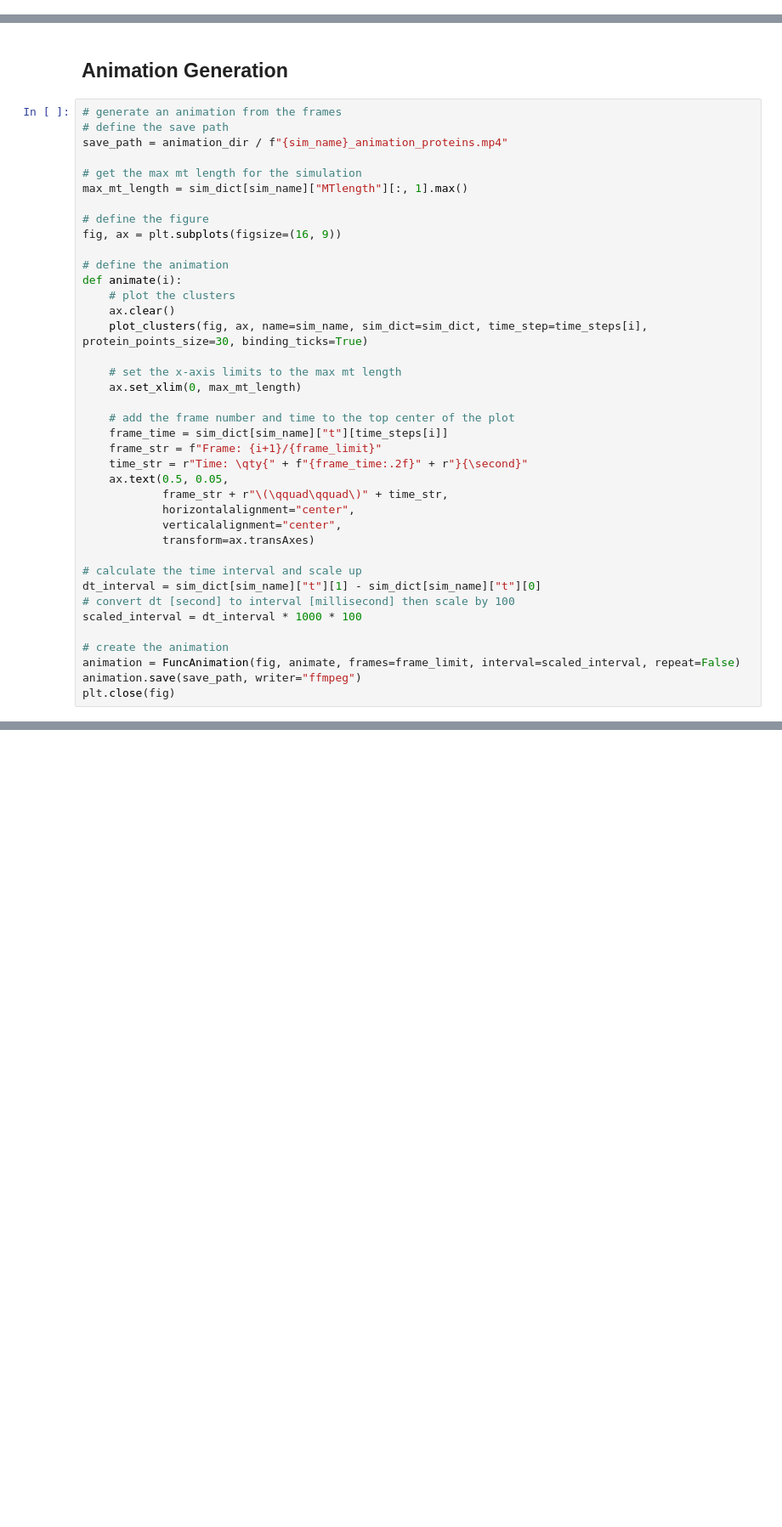
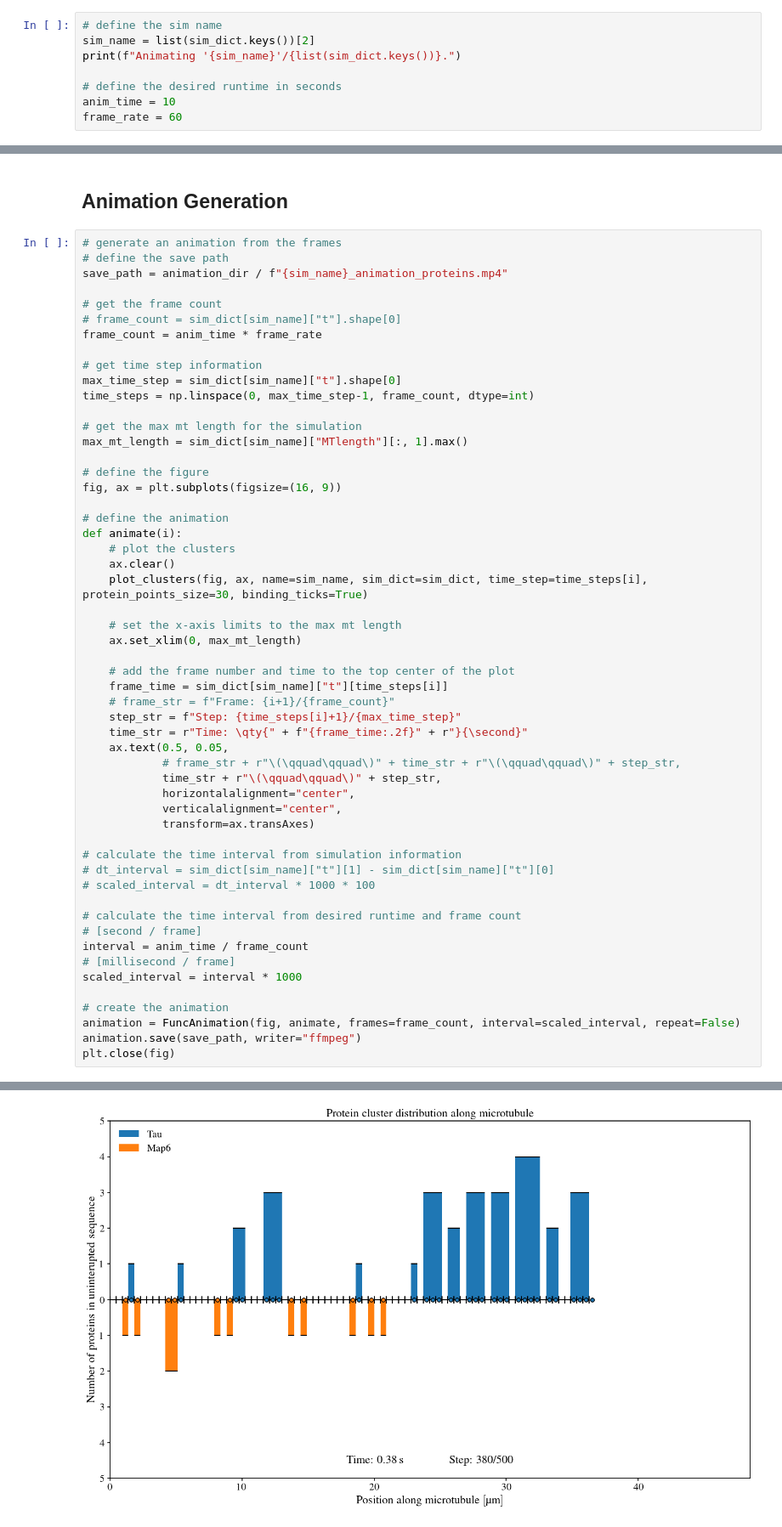
Before and after one commit to CWU-Computational-Biophysics/tau_mts, a Jupyter notebook: analysis.ipynb, the cells around one changed output, grey strips where cells are left out. Shown at 85% size. Cells and saved outputs as stored; diff of their text form; blank space fills up the shorter version.

Commit message:
defined animation generation function

```diff
--- a/analysis.ipynb
+++ b/analysis.ipynb
@@ -751,0 +741,8 @@ Animating 'Tausim_4_053124'/['Tausim_2_053124', 'Tausim_3_053124', 'Tausim_4_053
+# %%
+# define the sim name
+sim_name = list(sim_dict.keys())[2]
+print(f"Animating '{sim_name}'/{list(sim_dict.keys())}.")
+
+# define the desired runtime in seconds
+anim_time = 10
+frame_rate = 60
@@ -755,6 +754,14 @@ Animating 'Tausim_4_053124'/['Tausim_2_053124', 'Tausim_3_053124', 'Tausim_4_053
 # generate an animation from the frames
 # define the save path
 save_path = animation_dir / f"{sim_name}_animation_proteins.mp4"
+
+# get the frame count
+# frame_count = sim_dict[sim_name]["t"].shape[0]
+frame_count = anim_time * frame_rate
+
+# get time step information
+max_time_step = sim_dict[sim_name]["t"].shape[0]
+time_steps = np.linspace(0, max_time_step-1, frame_count, dtype=int)
 
 # get the max mt length for the simulation
 max_mt_length = sim_dict[sim_name]["MTlength"][:, 1].max()
@@ -773,20 +780,28 @@ def animate(i):
 
     # add the frame number and time to the top center of the plot
     frame_time = sim_dict[sim_name]["t"][time_steps[i]]
-    frame_str = f"Frame: {i+1}/{frame_limit}"
+    # frame_str = f"Frame: {i+1}/{frame_count}"
+    step_str = f"Step: {time_steps[i]+1}/{max_time_step}"
     time_str = r"Time: \qty{" + f"{frame_time:.2f}" + r"}{\second}"
     ax.text(0.5, 0.05,
-            frame_str + r"\(\qquad\qquad\)" + time_str,
+            # frame_str + r"\(\qquad\qquad\)" + time_str + r"\(\qquad\qquad\)" + step_str,
+            time_str + r"\(\qquad\qquad\)" + step_str,
             horizontalalignment="center",
             verticalalignment="center",
             transform=ax.transAxes)
 
-# calculate the time interval and scale up
-dt_interval = sim_dict[sim_name]["t"][1] - sim_dict[sim_name]["t"][0]
-# convert dt [second] to interval [millisecond] then scale by 100
-scaled_interval = dt_interval * 1000 * 100
+# calculate the time interval from simulation information
+# dt_interval = sim_dict[sim_name]["t"][1] - sim_dict[sim_name]["t"][0]
+# scaled_interval = dt_interval * 1000 * 100
+
+# calculate the time interval from desired runtime and frame count
+# [second / frame]
+interval = anim_time / frame_count
+# [millisecond / frame]
+scaled_interval = interval * 1000
 
 # create the animation
-animation = FuncAnimation(fig, animate, frames=frame_limit, interval=scaled_interval, repeat=False)
+animation = FuncAnimation(fig, animate, frames=frame_count, interval=scaled_interval, repeat=False)
 animation.save(save_path, writer="ffmpeg")
 plt.close(fig)
+# %% [output]
@@ -792,0 +809 @@ plt.close(fig)
+[figure, added]
```
Also changed, not shown: parts of 6 cells of this notebook, 6 other files.
